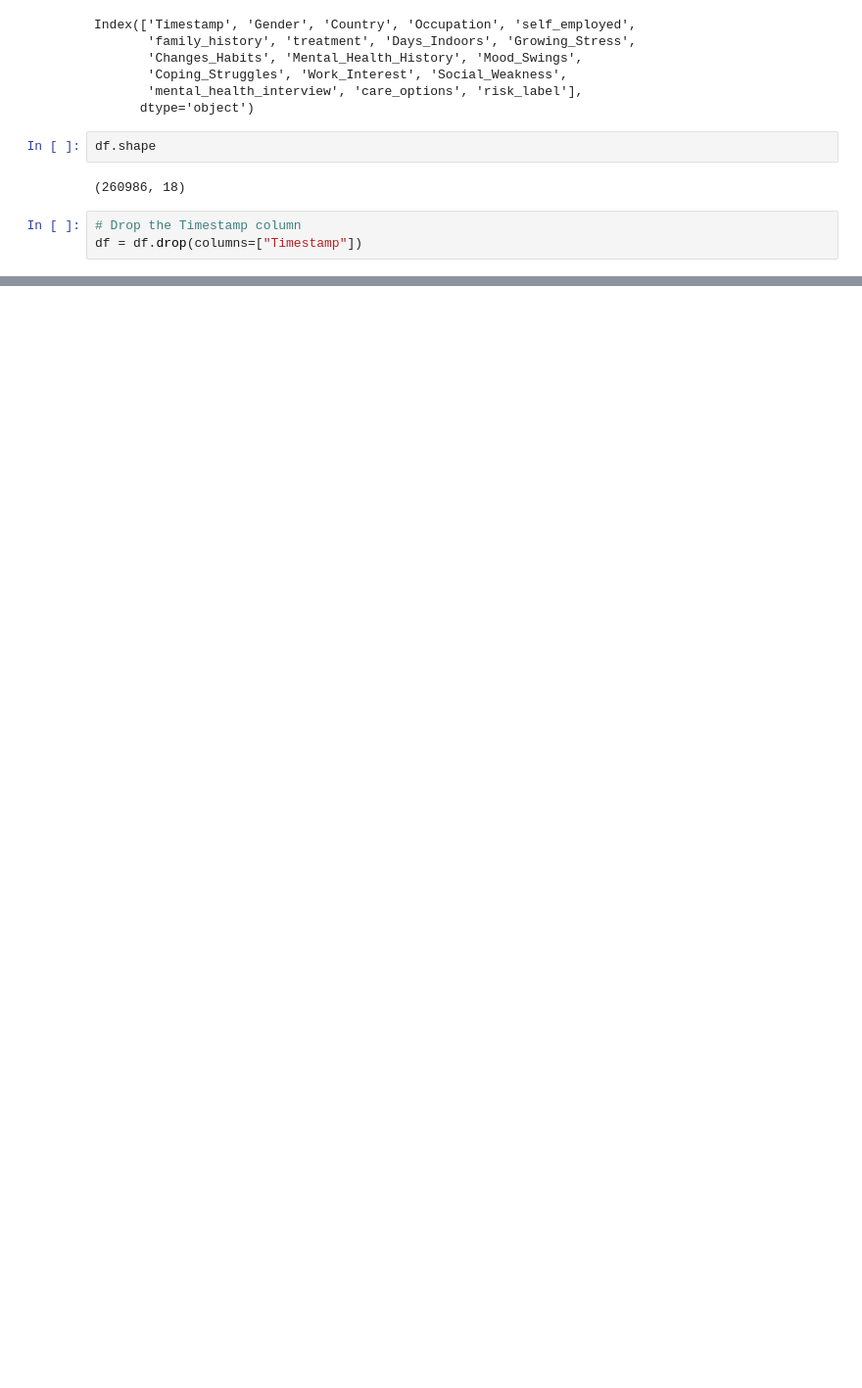
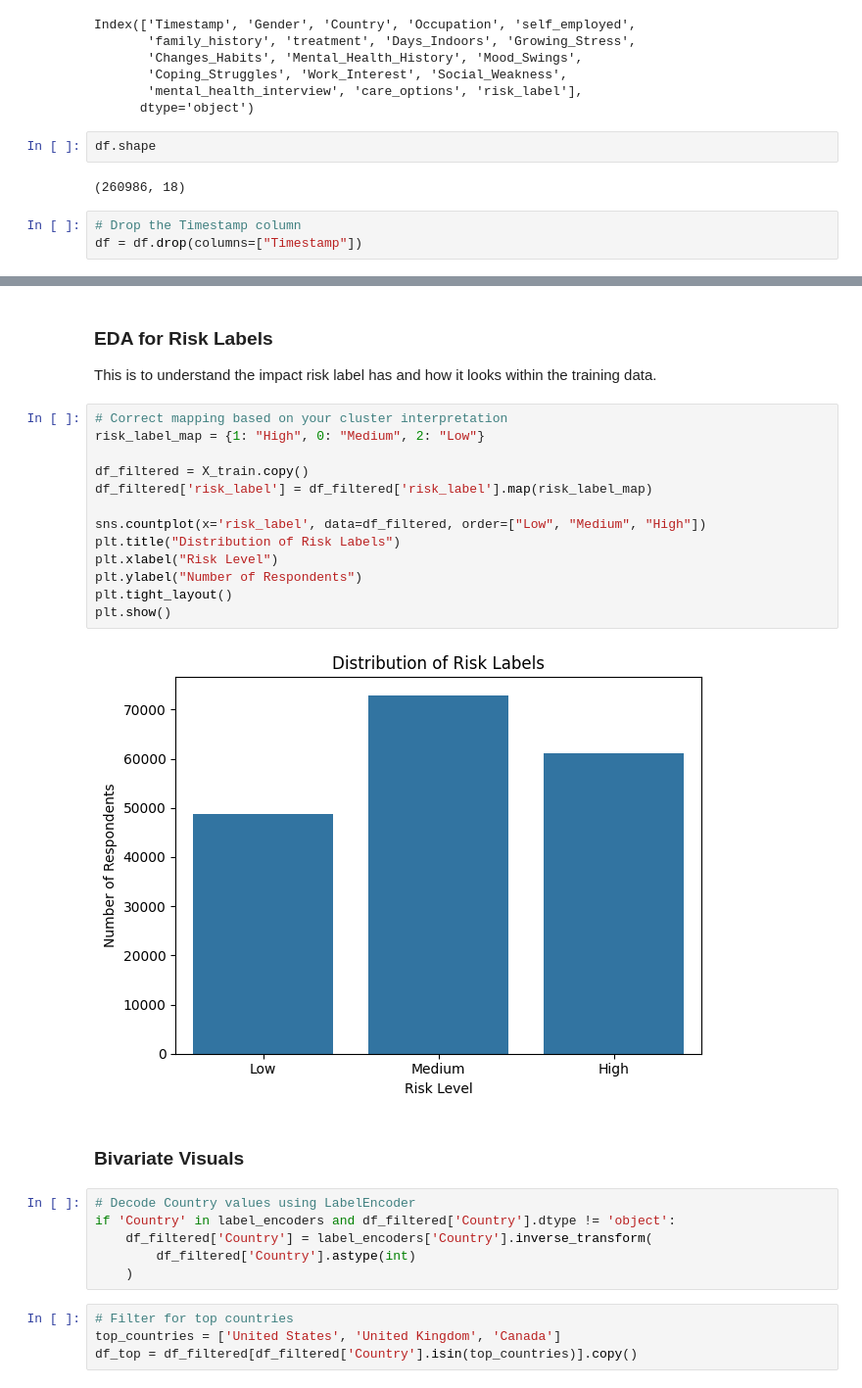
Before and after one commit to oxayavongsa/aai-590-capstone-mental-health, a Jupyter notebook: notebook-pipeline/split_preprocessing.ipynb, the cells around one changed output, grey strips where cells are left out. Shown: that part at 98% size. Drawn from its saved outputs; the diff is of its cells as text; blank space fills up the shorter version.

```diff
--- a/notebook-pipeline/split_preprocessing.ipynb
+++ b/notebook-pipeline/split_preprocessing.ipynb
@@ -118,0 +213,30 @@ pd.DataFrame(y_test).to_csv("aai-590-capstone-mental-health/data-assets/y_test.c
+# %% [markdown]
+### EDA for Risk Labels
+This is to understand the impact risk label has and how it looks within the training data.
+# %%
+# Correct mapping based on your cluster interpretation
+risk_label_map = {1: "High", 0: "Medium", 2: "Low"}
+
+df_filtered = X_train.copy()
+df_filtered['risk_label'] = df_filtered['risk_label'].map(risk_label_map)
+
+sns.countplot(x='risk_label', data=df_filtered, order=["Low", "Medium", "High"])
+plt.title("Distribution of Risk Labels")
+plt.xlabel("Risk Level")
+plt.ylabel("Number of Respondents")
+plt.tight_layout()
+plt.show()
+# %% [output]
+[figure, added]
+# %% [markdown]
+### Bivariate Visuals
+# %%
+# Decode Country values using LabelEncoder
+if 'Country' in label_encoders and df_filtered['Country'].dtype != 'object':
+    df_filtered['Country'] = label_encoders['Country'].inverse_transform(
+        df_filtered['Country'].astype(int)
+    )
+# %%
+# Filter for top countries
+top_countries = ['United States', 'United Kingdom', 'Canada']
+df_top = df_filtered[df_filtered['Country'].isin(top_countries)].copy()
```
Also changed, not shown: parts of 41 cells of this notebook.
